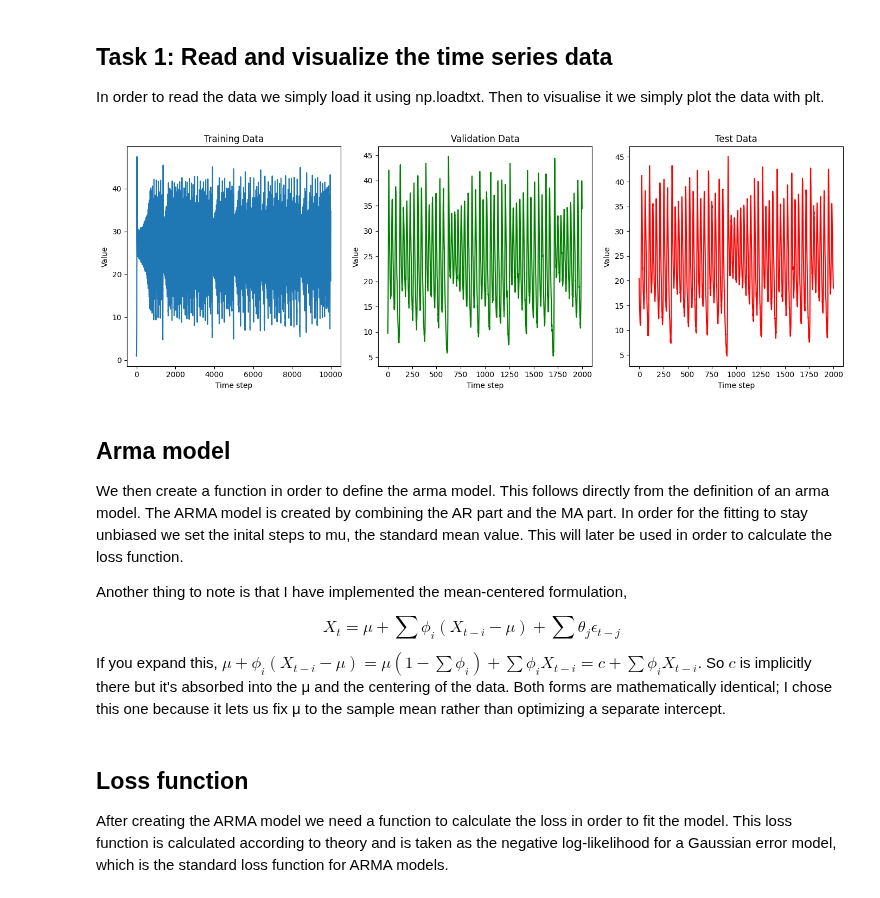
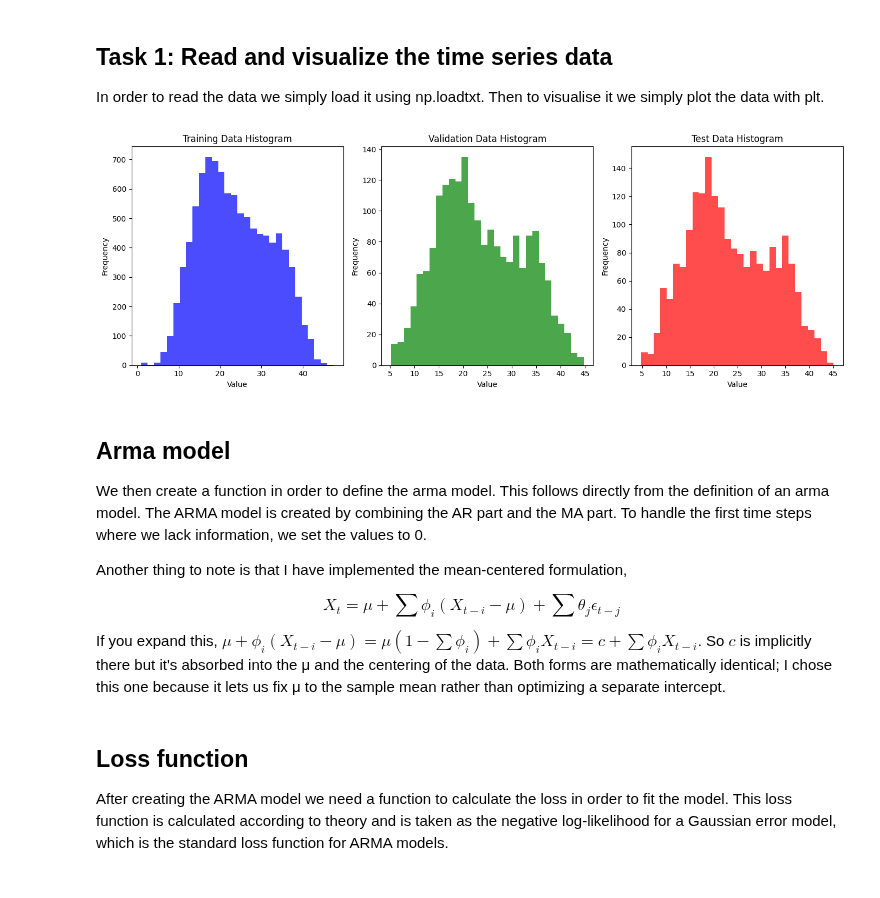
Before and after one commit to Jarlarn/InterpretableAI, a Jupyter notebook: Assignment1/Assignment1.ipynb, the cells around one changed output. Saved outputs shown, nothing was run; the diff lists cells and outputs as text; code cells hidden in the pictures.

```diff
--- a/Assignment1/Assignment1.ipynb
+++ b/Assignment1/Assignment1.ipynb
@@ -46,31 +46,31 @@ test_data = np.loadtxt("A1_test.txt")
 # %%
 plt.figure(figsize=(14, 5))
 plt.subplot(1, 3, 1)
-plt.plot(training_data)
-plt.title("Training Data")
-plt.xlabel("Time step")
-plt.ylabel("Value")
+plt.hist(training_data, bins=30, color="blue", alpha=0.7)
+plt.title("Training Data Histogram")
+plt.xlabel("Value")
+plt.ylabel("Frequency")
 
 plt.subplot(1, 3, 2)
-plt.plot(validation_data, color="green")
-plt.title("Validation Data")
-plt.xlabel("Time step")
-plt.ylabel("Value")
+plt.hist(validation_data, bins=30, color="green", alpha=0.7)
+plt.title("Validation Data Histogram")
+plt.xlabel("Value")
+plt.ylabel("Frequency")
 
 plt.subplot(1, 3, 3)
-plt.plot(test_data, color="red")
-plt.title("Test Data")
-plt.xlabel("Time step")
-plt.ylabel("Value")
+plt.hist(test_data, bins=30, color="red", alpha=0.7)
+plt.title("Test Data Histogram")
+plt.xlabel("Value")
+plt.ylabel("Frequency")
 
 plt.tight_layout()
-plt.savefig("task1_time_series.png")
+plt.savefig("task1_histograms.png")
 plt.show()
 # %% [output]
-[figure, old version]
+[figure, new version]
 # %% [markdown]
 ## Arma model
-We then create a function in order to define the arma model. This follows directly from the definition of an arma model. The ARMA model is created by combining the AR part and the MA part. In order for the fitting to stay unbiased we set the inital steps to mu, the standard mean value. This will later be used in order to calculate the loss function.
+We then create a function in order to define the arma model. This follows directly from the definition of an arma model. The ARMA model is created by combining the AR part and the MA part. To handle the first time steps where we lack information, we set the values to 0.
 
 Another thing to note is that I have implemented the mean-centered formulation,
 
```
Also changed, not shown: parts of 2 cells of this notebook, 5 other files.
